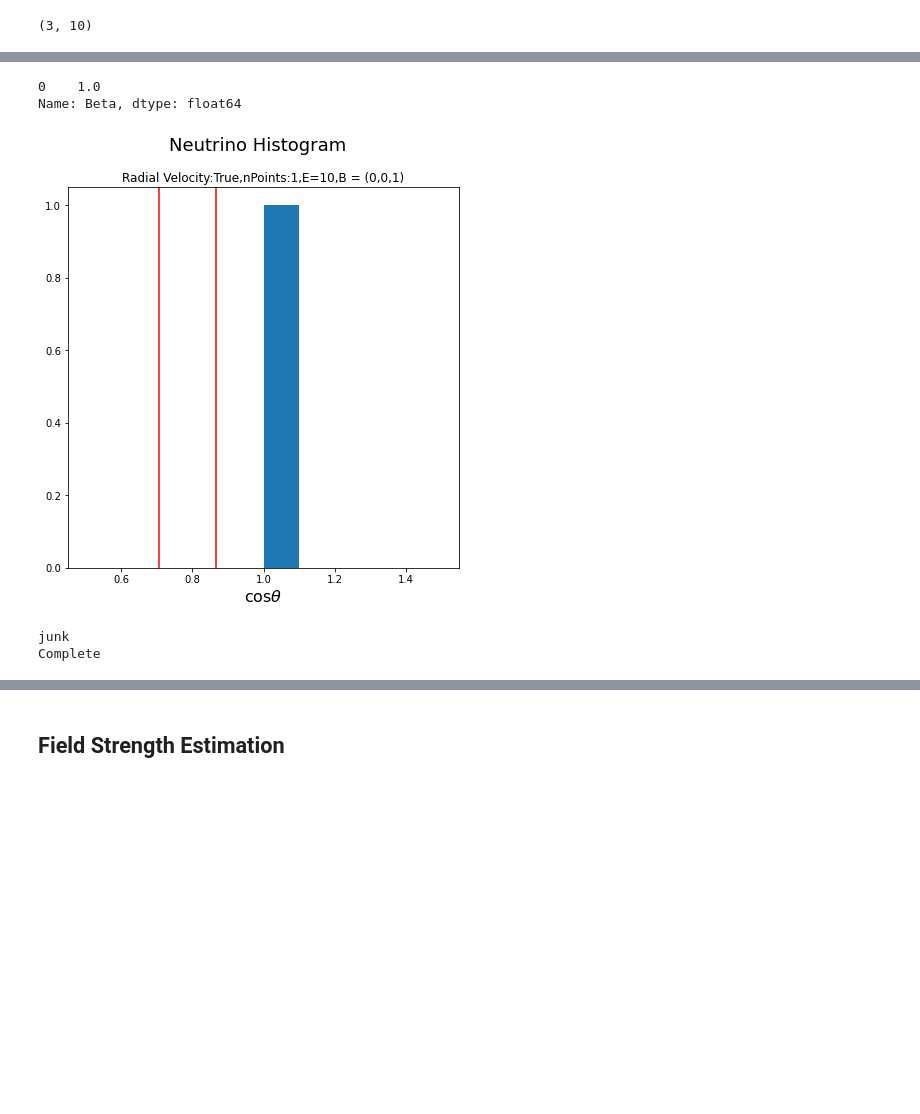
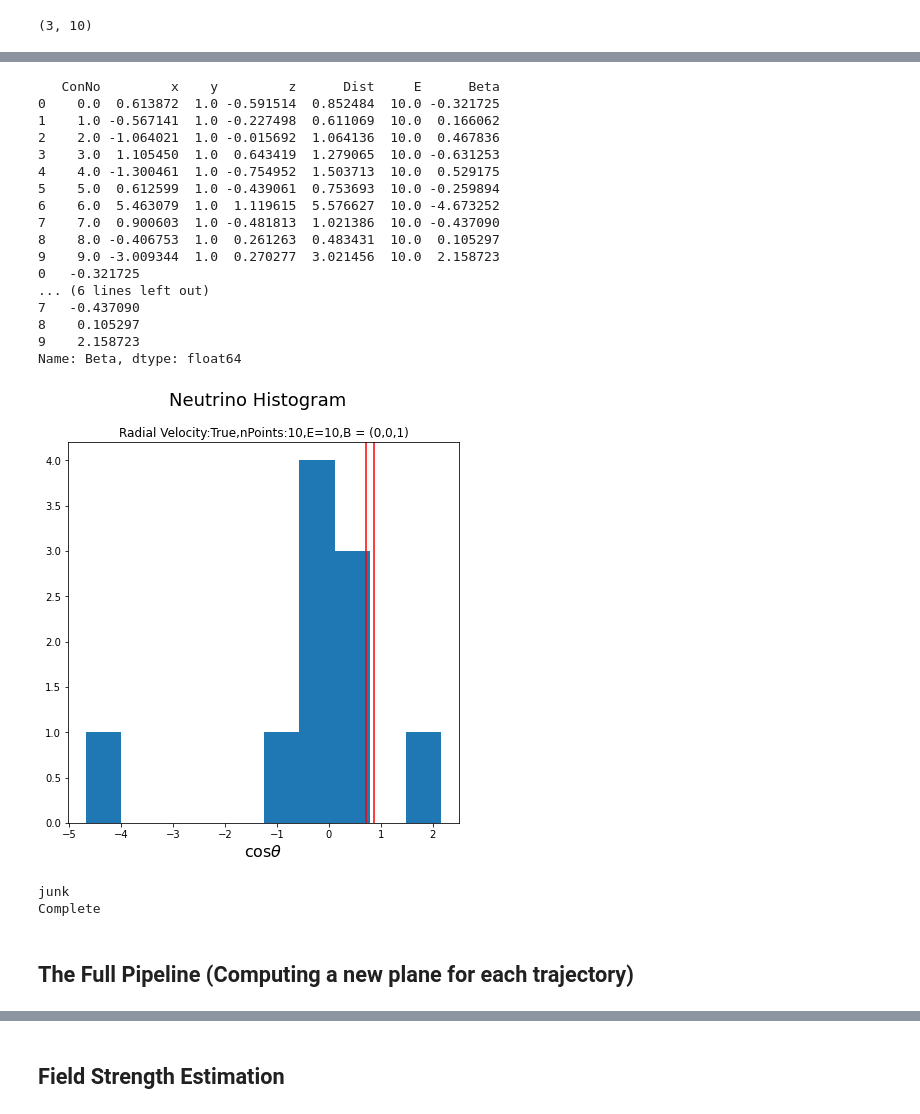
Before and after one commit to agree019/Neutrino-Trajectory, a Jupyter notebook: !Plane_Formulation.ipynb, the cells around one changed output, grey strips where cells are left out. Saved outputs shown, nothing was run; the diff lists cells and outputs as text; code cells hidden in the pictures; blank space fills up the shorter version.

Commit message:
Update
Only thing working currently is 1.10 (Full pipeline computing new plane for each trajectory)

```diff
--- a/!Plane_Formulation.ipynb
+++ b/!Plane_Formulation.ipynb
@@ -1151,0 +1144,25 @@ velHalf_Initial:  [-1.0, 0.0, 0.0]
+# %%
+E = 1e10
+ICSph = [rHalf,np.pi/2,0,1,0,0]
+ICCar = conditionSph2Car(ICSph)
+q = 1
+dt = 0.01
+output = trajectorySolver(ICCar,q,E,dt)
+
+print (phi(output))
+
+pos = output[0]
+velocities = output[1]
+x,y,z = pos[0],pos[1],pos[2]
+
+xs = [x[0],x[-1]]
+ys = [y[0],y[-1]]
+
+
+fig1 = plt.figure(figsize = (8,8))
+plt.scatter(x,y)
+plt.scatter(x[0],y[0],c = 'orange')
+plt.plot(xs,ys)
+
+plt.grid()
+plt.show()
@@ -2010,7 +2029,7 @@ plt.plot(hitsAgain[0])
 q = 1
 dt = 0.01
 
-nPoints = 1
+nPoints = 10
 dataDFSph = makeInitialConditions(nPoints)
 print ('{0} Initial Conditions'.format(dataDFSph.shape[0]))
 
@@ -2034,10 +2057,10 @@ v1 = [1,0,0]
 
 # margin = 1e-7
 margin = 1/2
-# deltaTheta = (margin*(np.pi/2))
-deltaTheta = 0
-# deltaPhi = margin*2*np.pi/2
-deltaPhi = 0
+deltaTheta = (margin*(np.pi/2))
+# deltaTheta = 0
+deltaPhi = margin*2*np.pi/2
+# deltaPhi = 0
 
 
 for row in dataDFSph.ConNo:
@@ -2145,24 +2255,42 @@ Complete
 # %%
-cosBeta = (hitDF1.Beta)
+print (masterDF)
+cosBeta = (masterDF.Beta)
 print (cosBeta)
 # degList = np.arccos(hitDF.Beta)*(180/np.pi)
 fig = plt.figure(figsize = (7,7))
 # angleList = np.arccos(degList)*180/np.pi
 plt.hist(cosBeta)
 plt.axvline(x=np.cos(np.pi/6),color = 'red')
 plt.axvline(x=np.cos(np.pi/4),color = 'red')
 plt.xlabel(r'$\cos\theta$',size = 16)
 plt.suptitle('Neutrino Histogram',size = 18)
 plt.title('Radial Velocity:{0},nPoints:{1},E={2},B = (0,0,1)'.format(radialVelocity,nPoints,energy))
 # plt.title('Radial Velocity:{0},nPoints:{1},(1-100)MeV'.format(radialVelocity,nPoints))
 plt.show()
 # %% [output]
-0    1.0
+   ConNo         x    y         z      Dist     E      Beta
+0    0.0  0.613872  1.0 -0.591514  0.852484  10.0 -0.321725
+1    1.0 -0.567141  1.0 -0.227498  0.611069  10.0  0.166062
+2    2.0 -1.064021  1.0 -0.015692  1.064136  10.0  0.467836
+3    3.0  1.105450  1.0  0.643419  1.279065  10.0 -0.631253
+4    4.0 -1.300461  1.0 -0.754952  1.503713  10.0  0.529175
+5    5.0  0.612599  1.0 -0.439061  0.753693  10.0 -0.259894
+6    6.0  5.463079  1.0  1.119615  5.576627  10.0 -4.673252
+7    7.0  0.900603  1.0 -0.481813  1.021386  10.0 -0.437090
+8    8.0 -0.406753  1.0  0.261263  0.483431  10.0  0.105297
+9    9.0 -3.009344  1.0  0.270277  3.021456  10.0  2.158723
+0   -0.321725
+... (6 lines left out)
+7   -0.437090
+8    0.105297
+9    2.158723
 Name: Beta, dtype: float64
-[figure, old version]
+[figure, new version]
 # %%
 fig.savefig(input(),dpi = 750)
 print ('Complete')
 # %% [output]
 junk
 Complete
+# %% [markdown]
+## The Full Pipeline (Computing a new plane for each trajectory)
```
Also changed, not shown: parts of 28 cells of this notebook.
